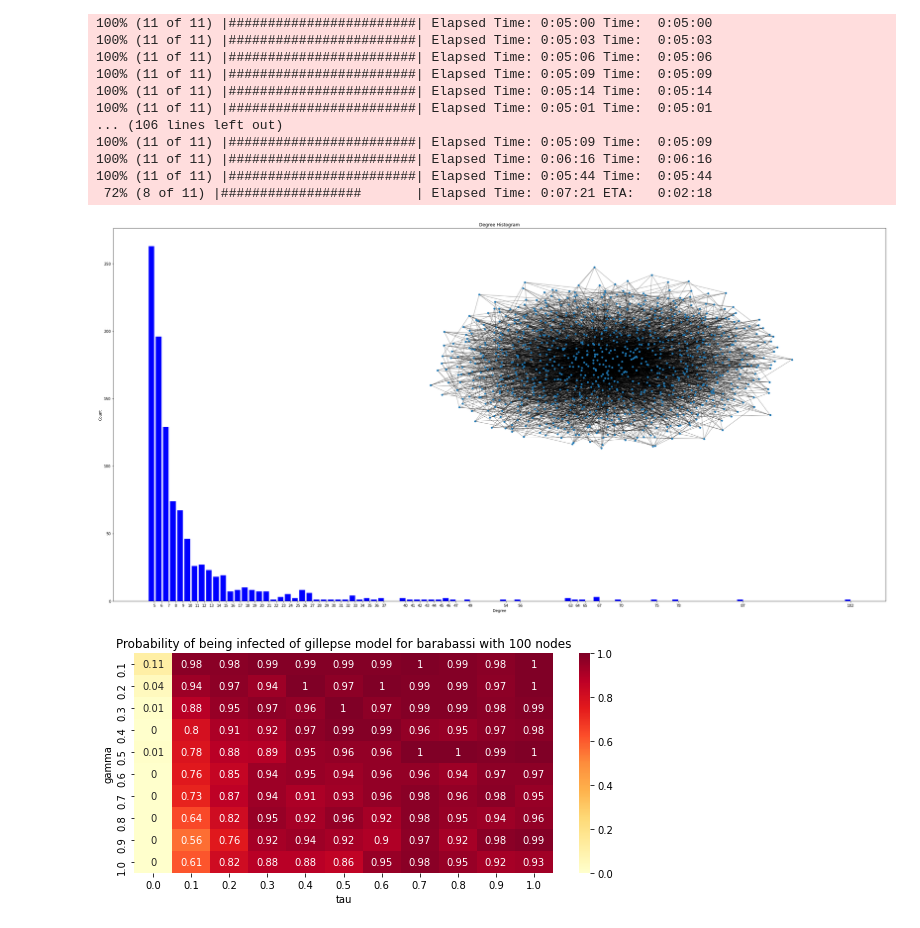
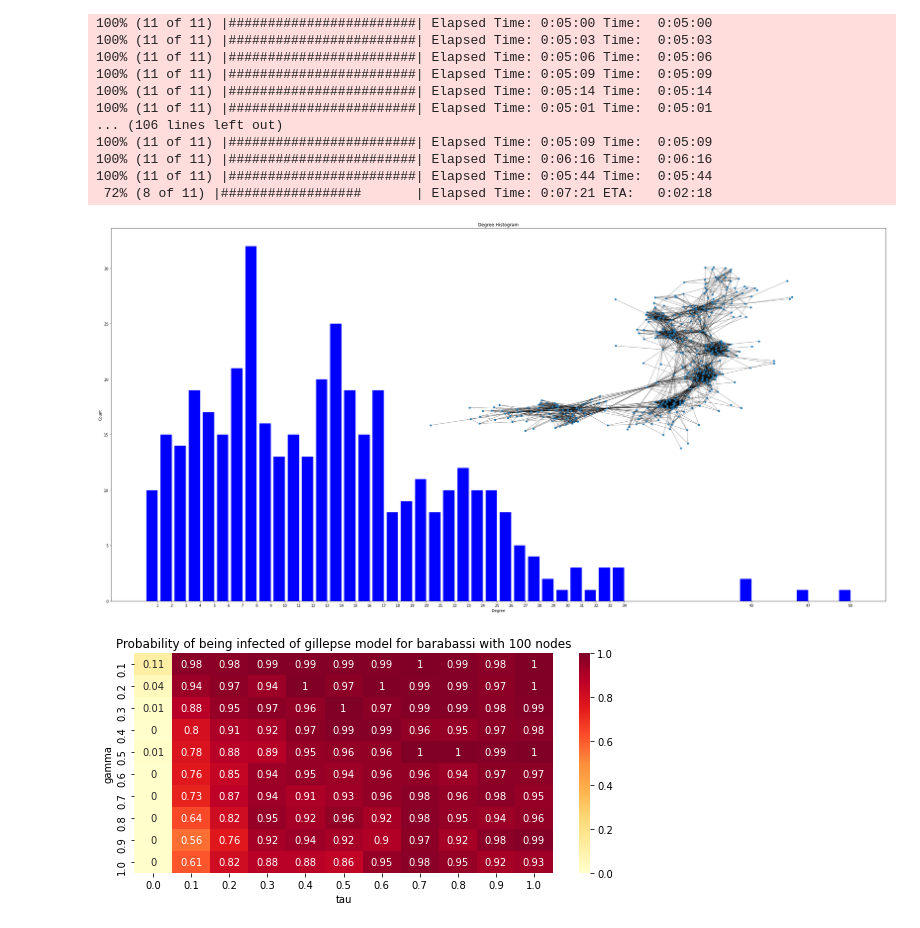
Before and after one commit to kk0walski/network_science, a Jupyter notebook: notebook.ipynb, the cells around one changed output. Saved outputs shown, nothing was run; the diff lists cells and outputs as text; code cells hidden in the pictures.

```diff
--- a/notebook.ipynb
+++ b/notebook.ipynb
@@ -132,35 +132,35 @@ for network_name in ["hiv", "school", "infectious"]:
 # %%
 import collections
 import matplotlib.pyplot as plt
 import networkx as nx
 from dictonaryModel import random_edge, MarkovModel, multiplex_network, from_file
 
-G = nx.barabasi_albert_graph(1000, 5)
+G = from_file("infectious")
 
 degree_sequence = sorted([d for n, d in G.degree()], reverse=True)  # degree sequence
 degreeCount = collections.Counter(degree_sequence)
 deg, cnt = zip(*degreeCount.items())
 
 fig, ax = plt.subplots(figsize=(30,15))
 plt.bar(deg, cnt, width=0.80, color="b")
 
 plt.title("Degree Histogram")
 plt.ylabel("Count")
 plt.xlabel("Degree")
 ax.set_xticks([d + 0.4 for d in deg])
 ax.set_xticklabels(deg)
 
 # draw graph in inset
 plt.axes([0.4, 0.4, 0.5, 0.5])
 Gcc = G.subgraph(sorted(nx.connected_components(G), key=len, reverse=True)[0])
 pos = nx.spring_layout(G)
 plt.axis("off")
 nx.draw_networkx_nodes(G, pos, node_size=20)
 nx.draw_networkx_edges(G, pos, alpha=0.4)
 plt.tight_layout()
-plt.savefig("plots/networks/barabassi1000Network2.pdf")
+#plt.savefig("plots/networks/barabassi1000Network2.pdf")
 # %% [output]
-[figure, old version]
+[figure, new version]
 # %%
 import networkx as nx
 import EoN
```
Also changed, not shown: 18 other files.
